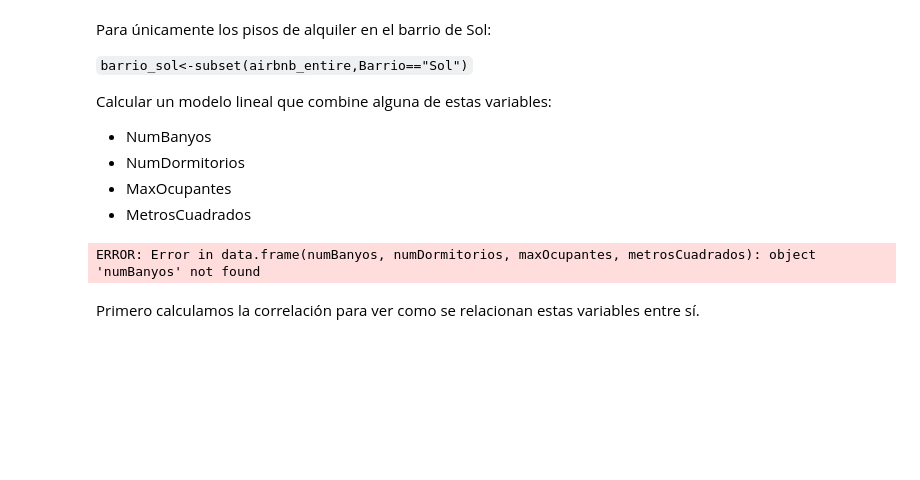
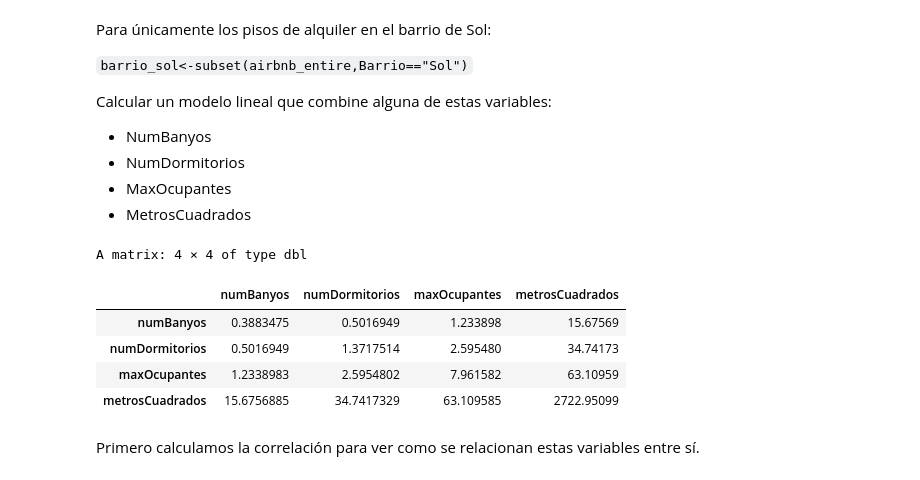
Before and after one commit to amadorsoy/keepCodingBootCampBDML, a Jupyter notebook: estadistica/ejercicio/0-PracticaFinal-Amador López Parra.ipynb, the cells around one changed output. Cells and saved outputs as stored; diff of their text form; code cells hidden in the pictures; blank space fills up the shorter version.

```diff
--- a/estadistica/ejercicio/0-PracticaFinal-Amador López Parra.ipynb
+++ b/estadistica/ejercicio/0-PracticaFinal-Amador López Parra.ipynb
@@ -470,10 +470,20 @@ Calcular un modelo lineal que combine alguna de estas variables:
 # %%
 barrio_sol <- subset(airbnb_entire, Barrio=='Sol')
 
+numBanyos <- barrio_sol$NumBanyos
+numDormitorios <- barrio_sol$NumDormitorios
+maxOcupantes <- barrio_sol$MaxOcupantes
+metrosCuadrados <- barrio_sol$MetrosCuadrados
+
 dfValoresBarrioSol <- data.frame(numBanyos, numDormitorios, maxOcupantes, metrosCuadrados)
 cov(dfValoresBarrioSol, use="complete.obs")
 # %% [output]
-ERROR: Error in data.frame(numBanyos, numDormitorios, maxOcupantes, metrosCuadrados): object 'numBanyos' not found
+A matrix: 4 × 4 of type dbl
+|  | numBanyos | numDormitorios | maxOcupantes | metrosCuadrados |
+| numBanyos | 0.3883475 | 0.5016949 | 1.233898 | 15.67569 |
+| numDormitorios | 0.5016949 | 1.3717514 | 2.595480 | 34.74173 |
+| maxOcupantes | 1.2338983 | 2.5954802 | 7.961582 | 63.10959 |
+| metrosCuadrados | 15.6756885 | 34.7417329 | 63.109585 | 2722.95099 |
 # %% [markdown]
 Primero calculamos la correlación para ver como se relacionan estas variables entre sí.
 # %%
```
Also changed, not shown: parts of 9 cells of this notebook.
